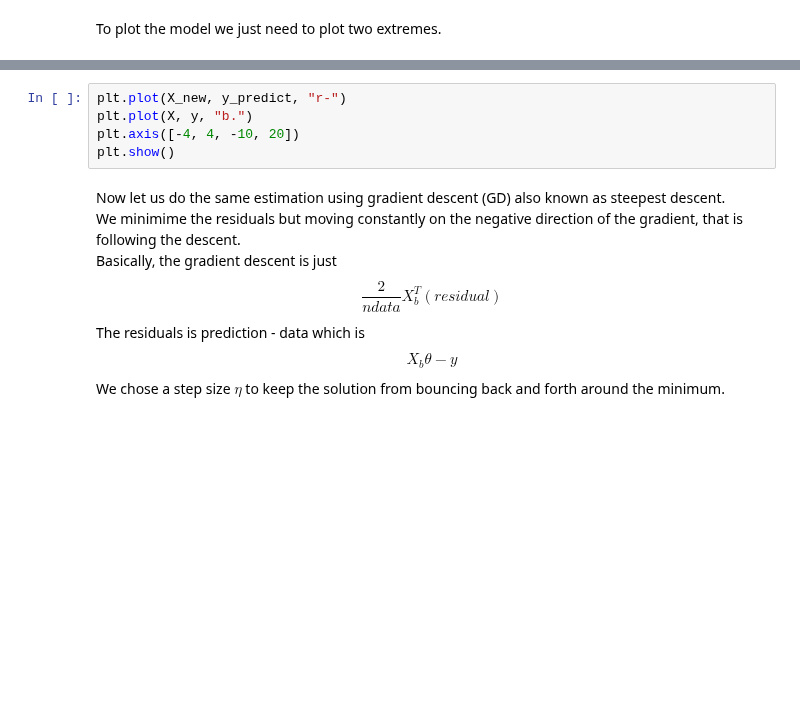
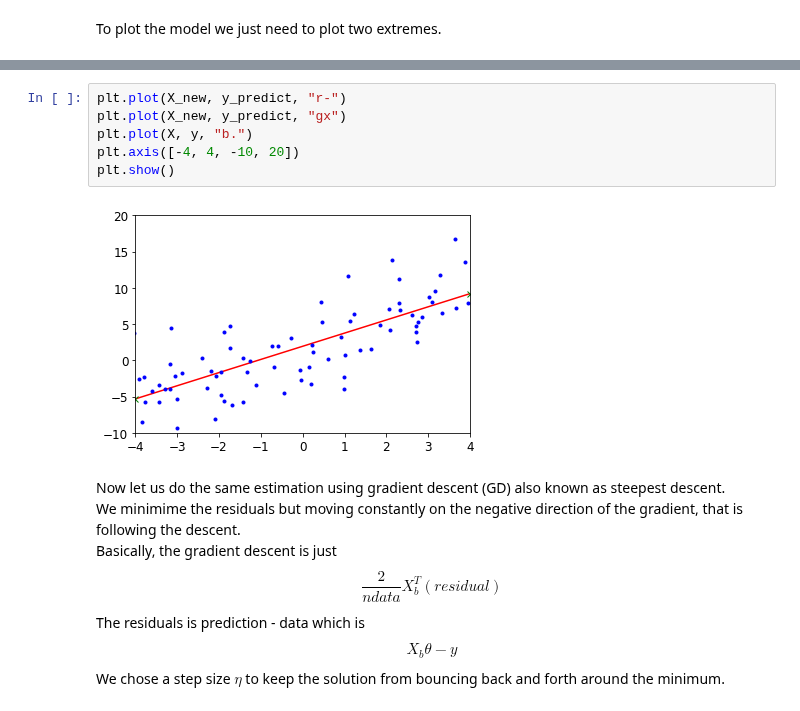
Before and after one commit to dtrad/geoml_course, a Jupyter notebook: Practice11.ipynb, the cells around one changed output, grey strips where cells are left out. Cells and saved outputs as stored; diff of their text form; blank space fills up the shorter version.

```diff
--- a/Practice11.ipynb
+++ b/Practice11.ipynb
@@ -74,8 +85,11 @@ y_predict
 # %%
 plt.plot(X_new, y_predict, "r-")
+plt.plot(X_new, y_predict, "gx")
 plt.plot(X, y, "b.")
 plt.axis([-4, 4, -10, 20])
 plt.show()
+# %% [output]
+[figure, added]
 # %% [markdown]
 Now let us do the same estimation using gradient descent (GD) also known as steepest descent.\
 We minimime the residuals but moving constantly on the negative direction of the gradient, that is following the descent.\
```
Also changed, not shown: parts of 36 cells of this notebook.
